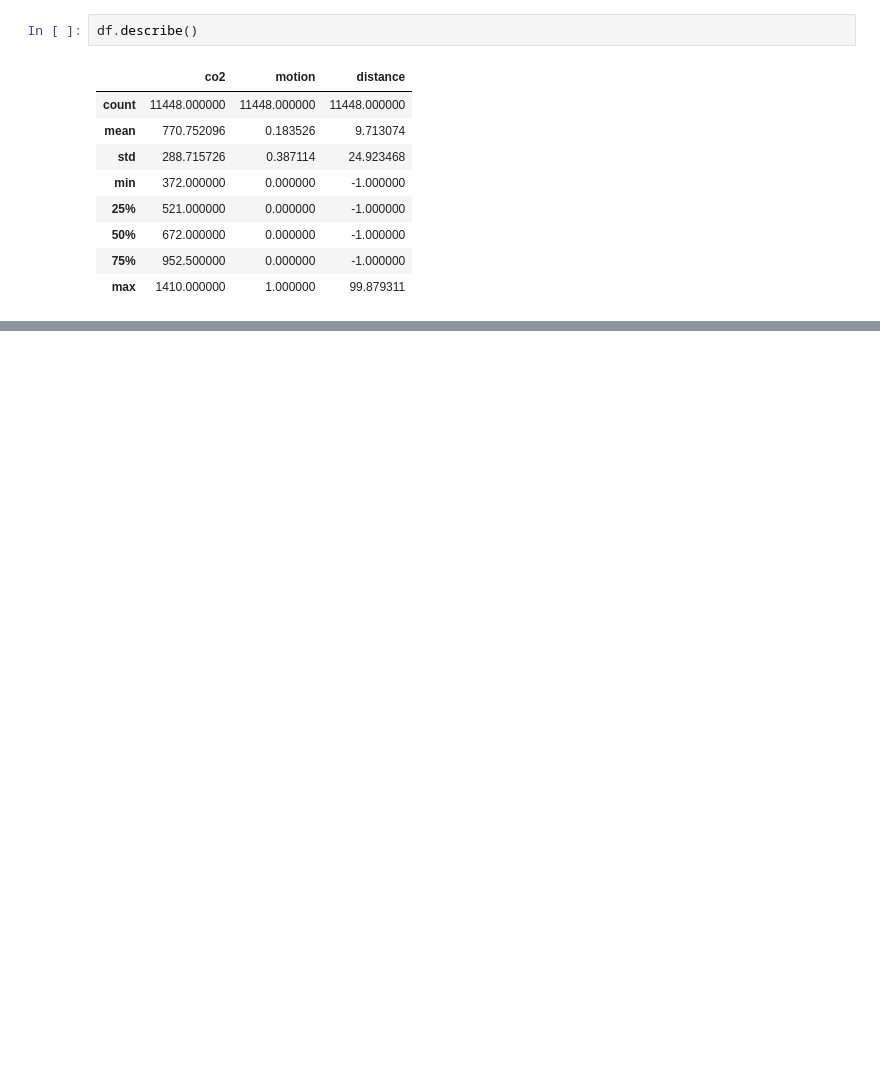
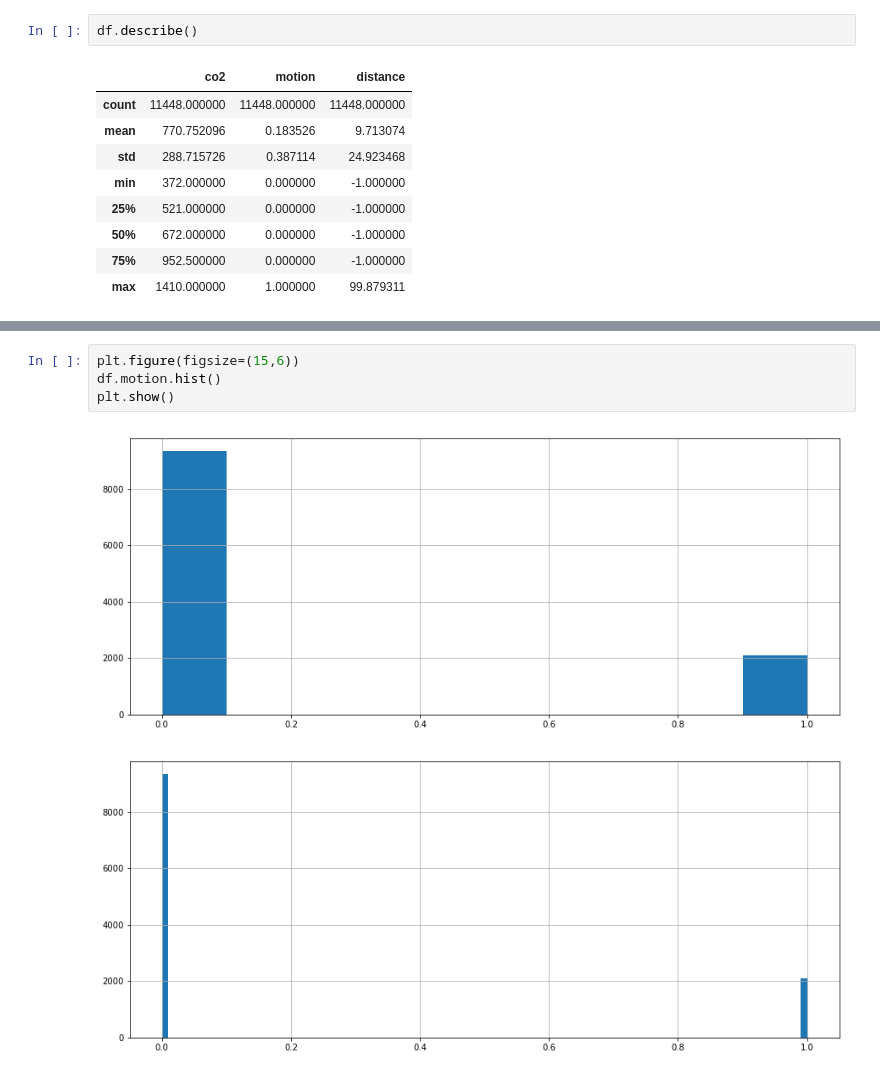
Before and after one commit to pournasserian/Occupancy-Sensing, a Jupyter notebook: 2-Cleansing.ipynb, the cells around one changed output, grey strips where cells are left out. Drawn from its saved outputs; the diff is of its cells as text; blank space fills up the shorter version.

```diff
--- a/2-Cleansing.ipynb
+++ b/2-Cleansing.ipynb
@@ -80,0 +82,7 @@ Also, we can conclude:
+# %%
+plt.figure(figsize=(15,6))
+df.motion.hist()
+plt.show()
+# %% [output]
+[figure, added]
+[figure, added]
```
Also changed, not shown: parts of 23 cells of this notebook, 4 other files.
